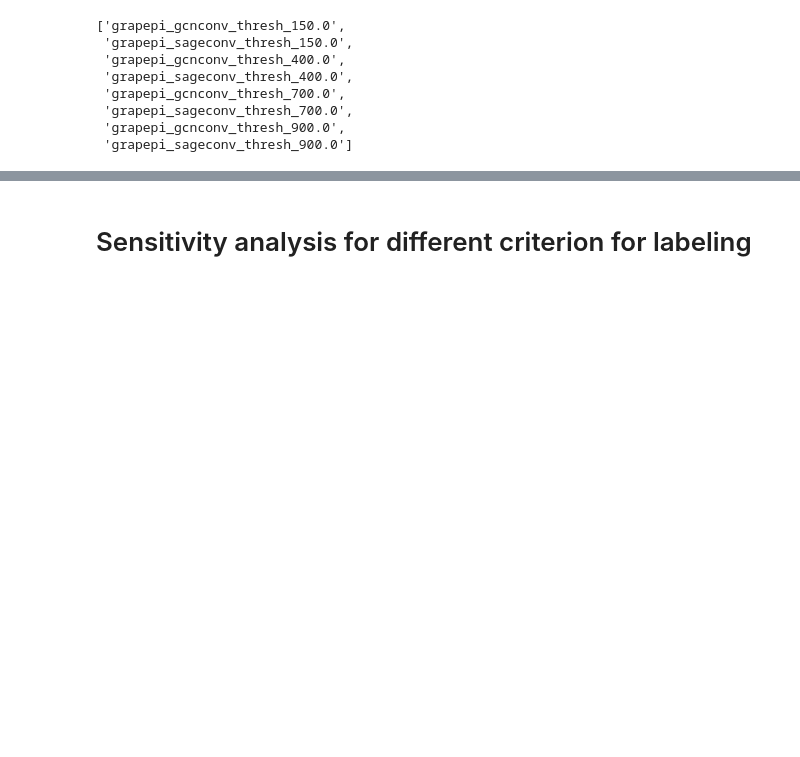
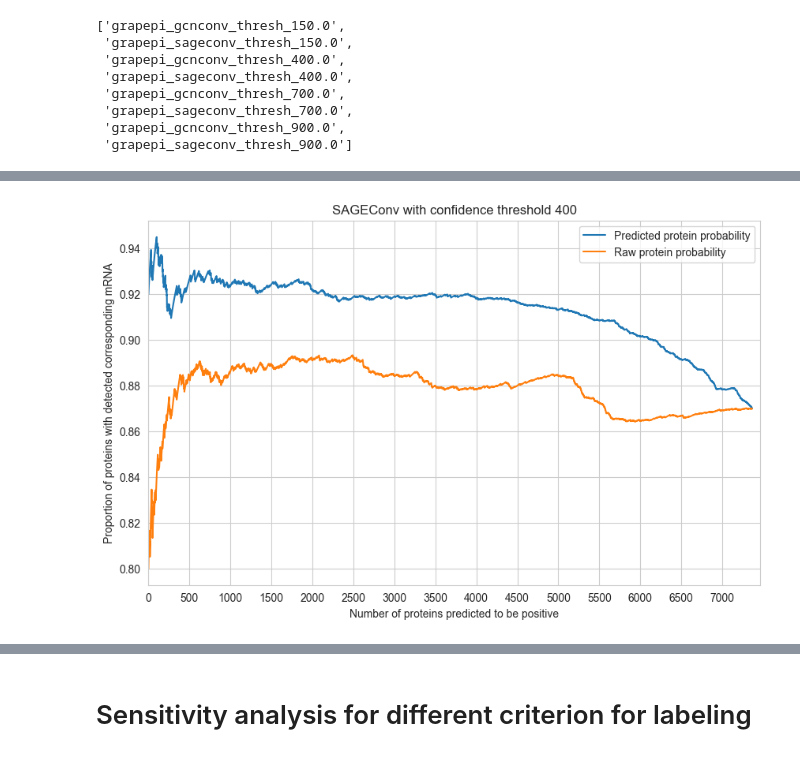
Before and after one commit to FDUguchunhui/GrapePi, a Jupyter notebook: notebooks/sensitivity_analysis/run_different_config.ipynb, the cells around one changed output, grey strips where cells are left out. Cells and saved outputs as stored; diff of their text form; code cells hidden in the pictures; blank space fills up the shorter version.

```diff
--- a/notebooks/sensitivity_analysis/run_different_config.ipynb
+++ b/notebooks/sensitivity_analysis/run_different_config.ipynb
@@ -112,0 +197,4 @@ plt.show()
+# %%
+plot2 = analyze_protein_data('results/grapepi_sageconv_thresh_400.0/evaluation/all_proteins.csv', label_col='hard_label_03_07', unconfident_threshold=0.9, title='SAGEConv with confidence threshold 400')
+# %% [output]
+[figure, added]
```
Also changed, not shown: parts of 21 cells of this notebook, 41 other files.
